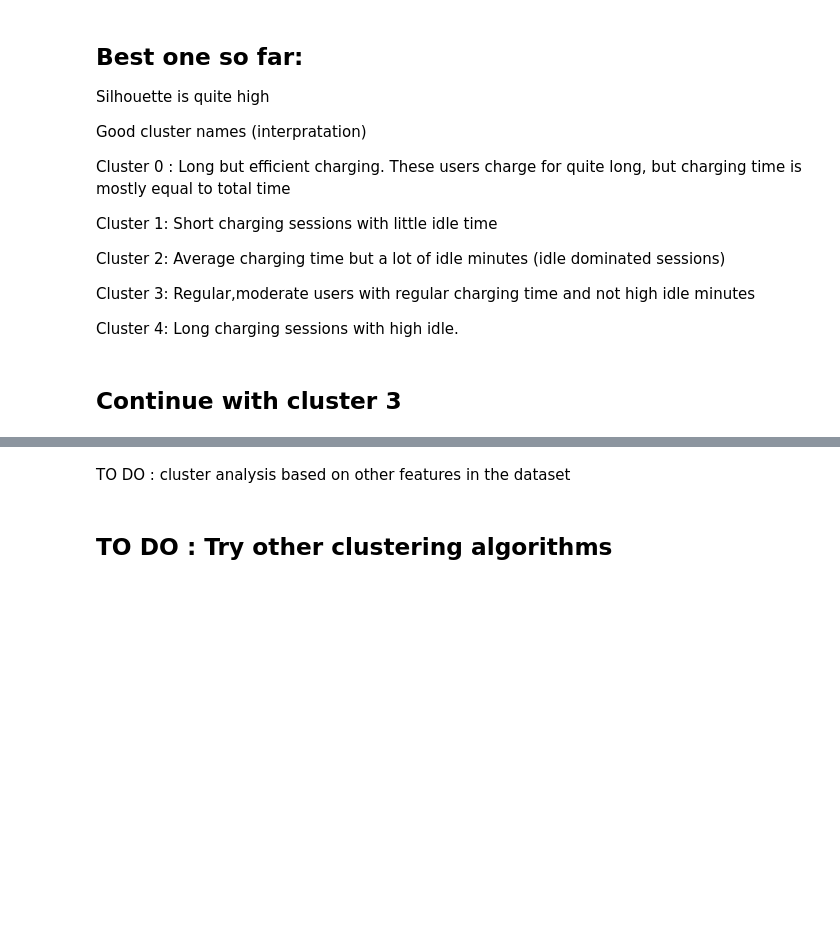
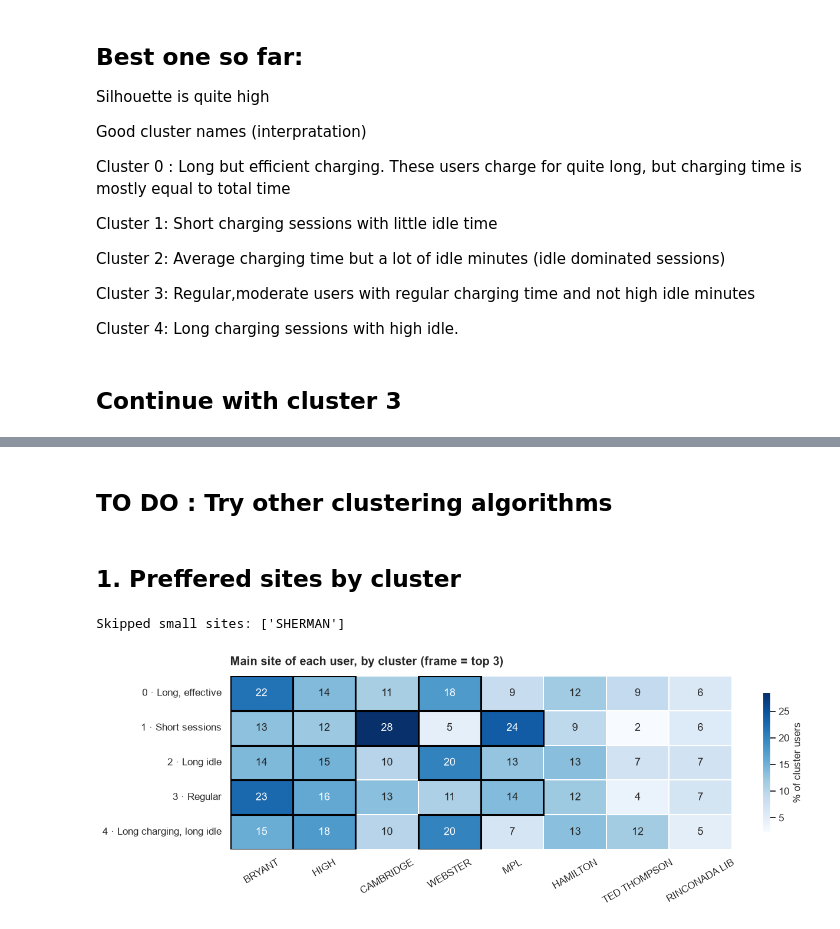
Before and after one commit to katarzynarogalska/Intro-to-Business-Analytics, a Jupyter notebook: user_clustering.ipynb, the cells around one changed output, grey strips where cells are left out. Cells and saved outputs as stored; diff of their text form; code cells hidden in the pictures; blank space fills up the shorter version.

Commit message:
added site column and clustering continuation

```diff
--- a/user_clustering.ipynb
+++ b/user_clustering.ipynb
@@ -581,4 +567,9 @@ display(users_clustered_KMeans.head())
-# %% [markdown]
-TO DO : cluster analysis based on other features in the dataset
 # %% [markdown]
 ## TO DO : Try other clustering algorithms
+# %%
+labels = final3["labels"].copy()
+labels.index = labels.index.astype(str)
+
+df_cl = df.copy()
+df_cl["User ID"] = df_cl["User ID"].astype(str)
+df_cl["Cluster"] = df_cl["User ID"].map(labels)  # NaN = user with no cluster
@@ -584,0 +623,64 @@ TO DO : cluster analysis based on other features in the dataset
+# %% [markdown]
+## 1. Preffered sites by cluster
+# %%
+TOP_N = 3                # how many sites to show per cluster
+MIN_SITE_SHARE = 0.01    # skip sites with < 1% of sessions (e.g. SHERMAN)
+
+
+def preferred_sites(dc, top_n=TOP_N, min_site_share=MIN_SITE_SHARE, plot=True):
+    # 1. drop very small sites
+    site_share = dc["site"].value_counts(normalize=True)
+    small = site_share[site_share < min_site_share].index.tolist()
+    if small:
+        print("Skipped small sites:", small)
+    d = dc[~dc["site"].isin(small)]
+
+    # 2. each user's main site (the one with most of their sessions)
+    per_user_site = d.groupby(["User ID", "site"]).size()
+    users = pd.DataFrame({
+        "Cluster": d.groupby("User ID")["Cluster"].first(),
+        "main_site": per_user_site.groupby(level=0).idxmax().str[1],
+        "main_site_share": per_user_site.groupby(level=0).max() / d.groupby("User ID").size(),
+    })
+
+    # 3. % of cluster users with a given main site, lift, % of cluster sessions
+    site_order = users["main_site"].value_counts().index
+    pct_users = pd.crosstab(users["Cluster"], users["main_site"], normalize="index")[site_order] * 100
+    lift = pct_users / (users["main_site"].value_counts(normalize=True)[site_order] * 100)
+    pct_sessions = pd.crosstab(d["Cluster"], d["site"], normalize="index")[site_order] * 100
+
+    # 4. top-N table
+    rows = []
+    for c in pct_users.index:
+        for rank, site in enumerate(pct_users.loc[c].nlargest(top_n).index, start=1):
+            rows.append({"cluster": CLUSTER_LABELS[c], "rank": rank, "site": site,
+                         "% users": pct_users.loc[c, site], "% sessions": pct_sessions.loc[c, site],
+                         "lift": lift.loc[c, site]})
+    top = pd.DataFrame(rows).set_index(["cluster", "rank"]).round(2)
+
+    # 5. heatmap with top-N framed
+    if plot:
+        fig, ax = plt.subplots(figsize=(12, 4.2))
+        sns.heatmap(pct_users, annot=True, fmt=".0f", cmap="Blues", ax=ax, linewidths=1, linecolor="white",
+                    cbar_kws={"label": "% of cluster users", "shrink": 0.8},
+                    yticklabels=[CLUSTER_LABELS[c] for c in pct_users.index])
+        for i, c in enumerate(pct_users.index):
+            for site in pct_users.loc[c].nlargest(top_n).index:
+                j = pct_users.columns.get_loc(site)
+                ax.add_patch(plt.Rectangle((j, i), 1, 1, fill=False, edgecolor="black", lw=2))
+        ax.set_title(f"Main site of each user, by cluster (frame = top {top_n})", loc="left")
+        ax.set_xlabel("")
+        ax.set_ylabel("")
+        ax.tick_params(axis="x", rotation=30)
+        plt.tight_layout()
+        plt.show()
+
+    return {"top": top, "pct_users": pct_users.round(1), "lift": lift.round(2),
+            "pct_sessions": pct_sessions.round(1), "users": users}
+
+
+site_pref = preferred_sites(dc)
+display(site_pref["top"])
+# %% [output]
+Skipped small sites: ['SHERMAN']
+[figure, added]
```
Also changed, not shown: parts of 27 cells of this notebook, 1 other file.
